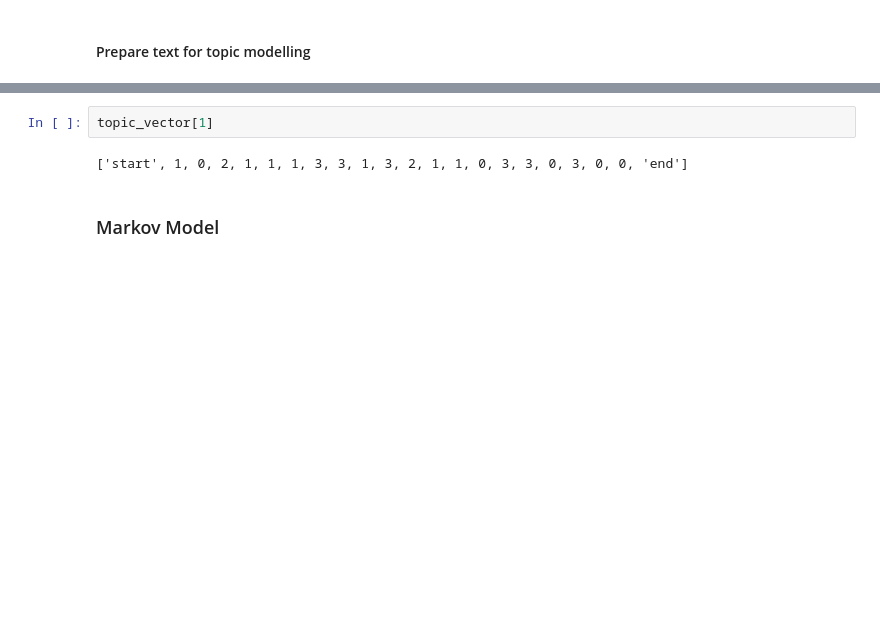
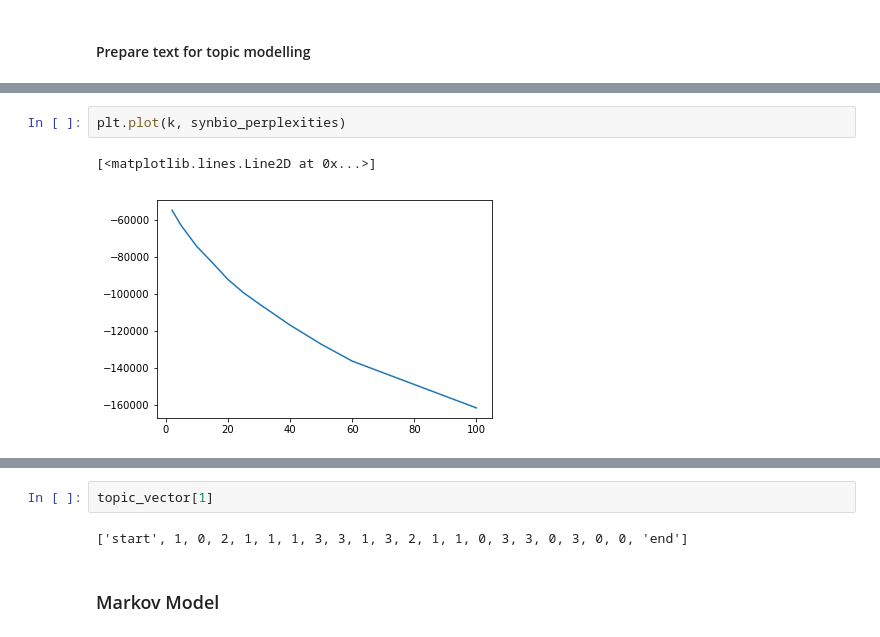
Before and after one commit to euphonic/EAGER, a Jupyter notebook: TopicModel and Markov.ipynb, the cells around one changed output, grey strips where cells are left out. Cells and saved outputs as stored; diff of their text form; blank space fills up the shorter version.

```diff
--- a/TopicModel and Markov.ipynb
+++ b/TopicModel and Markov.ipynb
@@ -160,0 +177,5 @@ lda.print_topics(num_topics=4, num_words=10)
+# %%
+plt.plot(k, synbio_perplexities)
+# %% [output]
+[<matplotlib.lines.Line2D at 0x...>]
+[figure, added]
```
Also changed, not shown: parts of 23 cells of this notebook, 1 other file.
